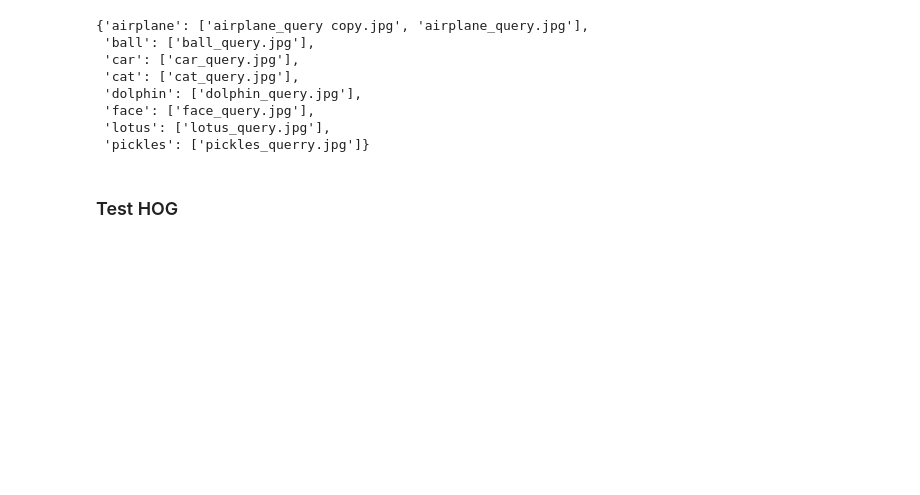
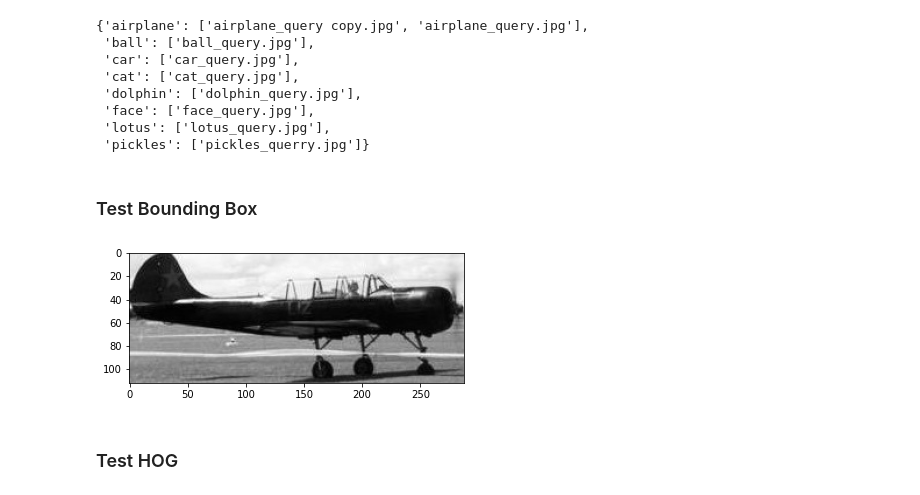
Before and after one commit to GuillaumeGirouard/INF6804, a Jupyter notebook: TP1_INF6804.ipynb, the cells around one changed output. Cells and saved outputs as stored; diff of their text form; code cells hidden in the pictures; blank space fills up the shorter version.

```diff
--- a/TP1_INF6804.ipynb
+++ b/TP1_INF6804.ipynb
@@ -22,3 +22,12 @@ img_query
  'face': ['face_query.jpg'],
  'lotus': ['lotus_query.jpg'],
  'pickles': ['pickles_querry.jpg']}
+# %% [markdown]
+### Test Bounding Box
+# %%
+img1 = cv2.imread('./data_boundingBox/airplane_query.jpg')
+gray1 = cv2.cvtColor(img1, cv2.COLOR_BGR2GRAY)
+plt.imshow(gray1,cmap = plt.get_cmap('gray'))
+plt.show()
+# %% [output]
+[figure, added]
```
Also changed, not shown: parts of 20 cells of this notebook, 49 other files.
